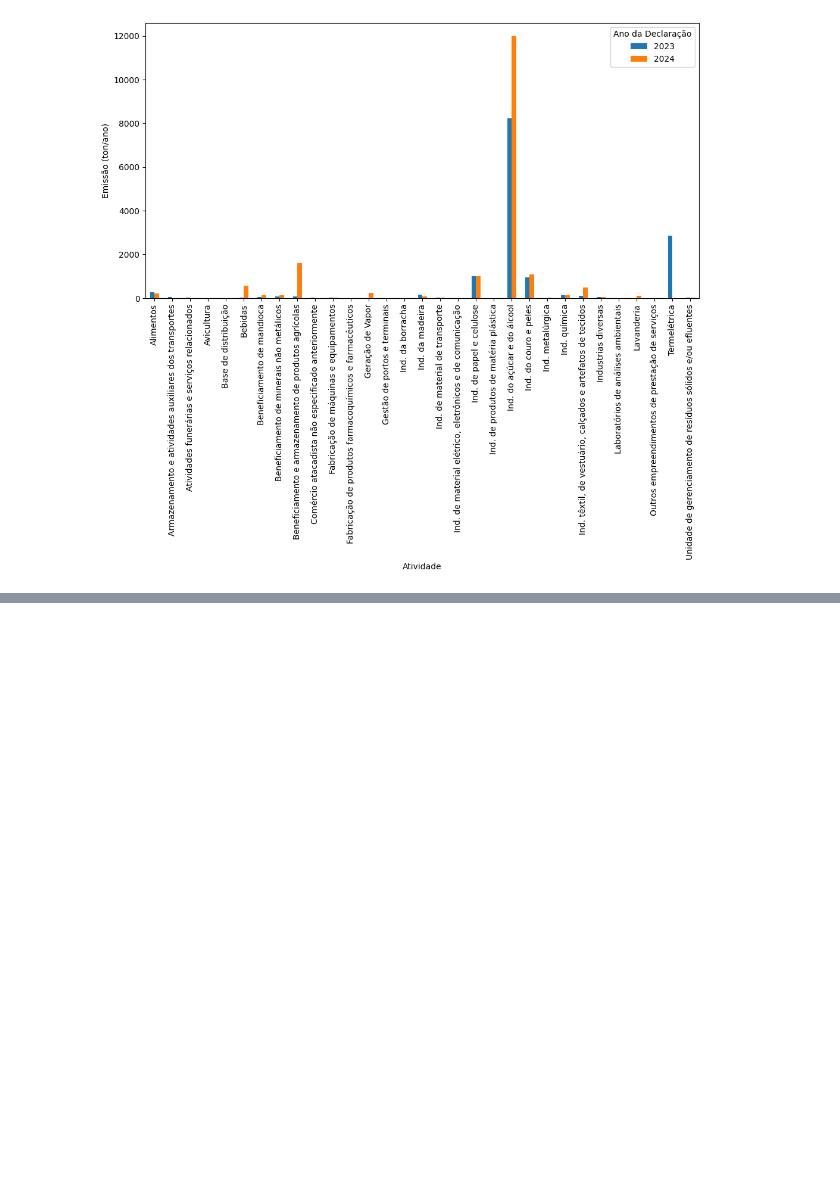
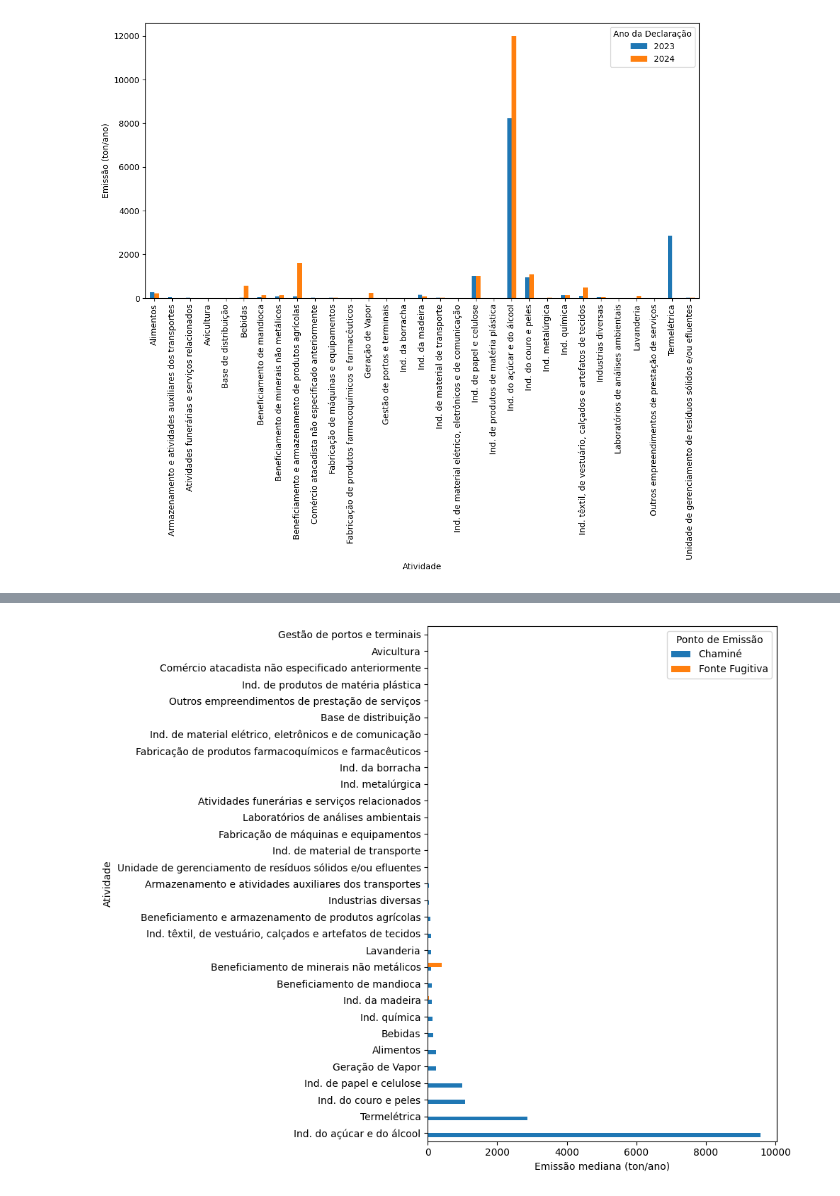
Before and after one commit to diasclarissa/python_env_app, a Jupyter notebook: Notebook/Trabalho01.ipynb, the cells around one changed output, grey strips where cells are left out. Saved outputs shown, nothing was run; the diff lists cells and outputs as text; code cells hidden in the pictures; blank space fills up the shorter version.

```diff
--- a/Notebook/Trabalho01.ipynb
+++ b/Notebook/Trabalho01.ipynb
@@ -212,0 +231,17 @@ fig.savefig(r"C:\Users\satiu\Documents\GitHub\python_env_app\output\MP10\Emissao
+# %%
+# EMISSÃO POR PONTO DE EMISSÃO E ANO
+
+emissao_ponto_por_atividade = (df_sem_outlier.groupby(['Atividade', 'Ponto de Emissão'], as_index=False)['Taxa ton/ano'].median().rename(columns={'Taxa ton/ano': 'Emissão mediana (ton/ano)'}))
+
+# Transforma o resultado em formato de tabela larga (anos nas linhas, pontos nas colunas)
+tabela_atividade = (emissao_ponto_por_atividade.pivot(index='Atividade', columns='Ponto de Emissão', values='Emissão mediana (ton/ano)').fillna(0)).sort_values(by=tabela_atividade.columns[0], ascending=False)
+
+# GRÁFICO — BARRAS LADO A LADO
+fig, ax = plt.subplots(figsize=(10, 8))
+tabela_atividade.plot(kind='barh', ax=ax)
+ax.set_xlabel('Emissão mediana (ton/ano)')
+ax.set_ylabel('Atividade')
+ax.legend(title='Ponto de Emissão')
+plt.tight_layout()
+# %% [output]
+[figure, added]
```
Also changed, not shown: parts of 8 cells of this notebook.
